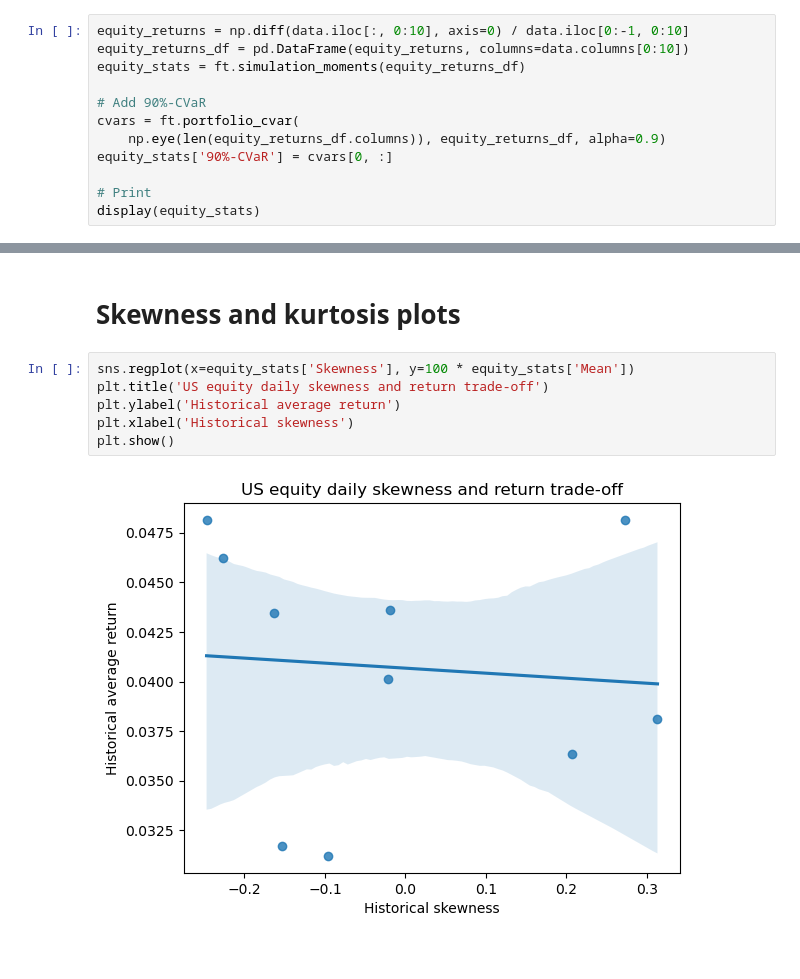
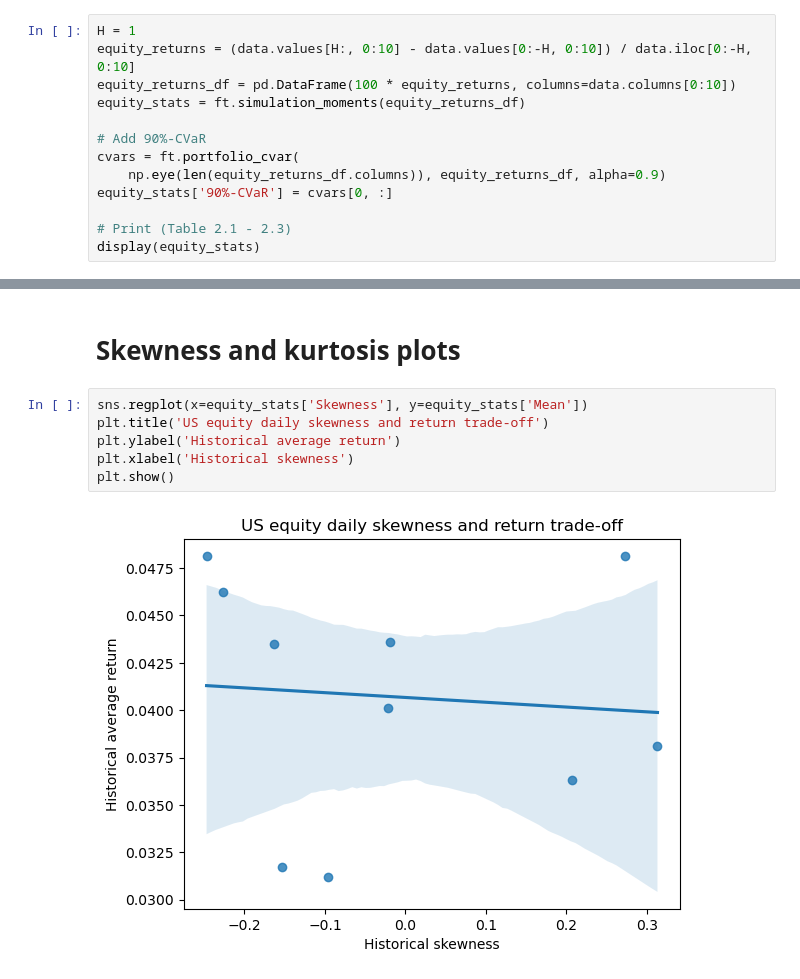
Before and after one commit to radusbriciu/pcrm-book, a Jupyter notebook: code/chapter2/chapter2_1.ipynb, the cells around one changed output, grey strips where cells are left out. Cells and saved outputs as stored; diff of their text form.

```diff
--- a/code/chapter2/chapter2_1.ipynb
+++ b/code/chapter2/chapter2_1.ipynb
@@ -32,8 +32,9 @@ The number of daily observations is 6493.
 # %% [markdown]
 # Compute historical statistics
 # %%
-equity_returns = np.diff(data.iloc[:, 0:10], axis=0) / data.iloc[0:-1, 0:10]
-equity_returns_df = pd.DataFrame(equity_returns, columns=data.columns[0:10])
+H = 1
+equity_returns = (data.values[H:, 0:10] - data.values[0:-H, 0:10]) / data.iloc[0:-H, 0:10]
+equity_returns_df = pd.DataFrame(100 * equity_returns, columns=data.columns[0:10])
 equity_stats = ft.simulation_moments(equity_returns_df)
 
 # Add 90%-CVaR
@@ -41,7 +42,7 @@ cvars = ft.portfolio_cvar(
     np.eye(len(equity_returns_df.columns)), equity_returns_df, alpha=0.9)
 equity_stats['90%-CVaR'] = cvars[0, :]
 
-# Print
+# Print (Table 2.1 - 2.3)
 display(equity_stats)
 # %% [output]
 |  | Mean | Volatility | Skewness | Kurtosis | 90%-CVaR |
@@ -69,11 +70,11 @@ plt.show()
 # %% [markdown]
 # Skewness and kurtosis plots
 # %%
-sns.regplot(x=equity_stats['Skewness'], y=100 * equity_stats['Mean'])
+sns.regplot(x=equity_stats['Skewness'], y=equity_stats['Mean'])
 plt.title('US equity daily skewness and return trade-off')
 plt.ylabel('Historical average return')
 plt.xlabel('Historical skewness')
 plt.show()
 # %% [output]
-[figure, old version]
+[figure, new version]
 # %%
```
Also changed, not shown: parts of 5 cells of this notebook, 1 other file.
